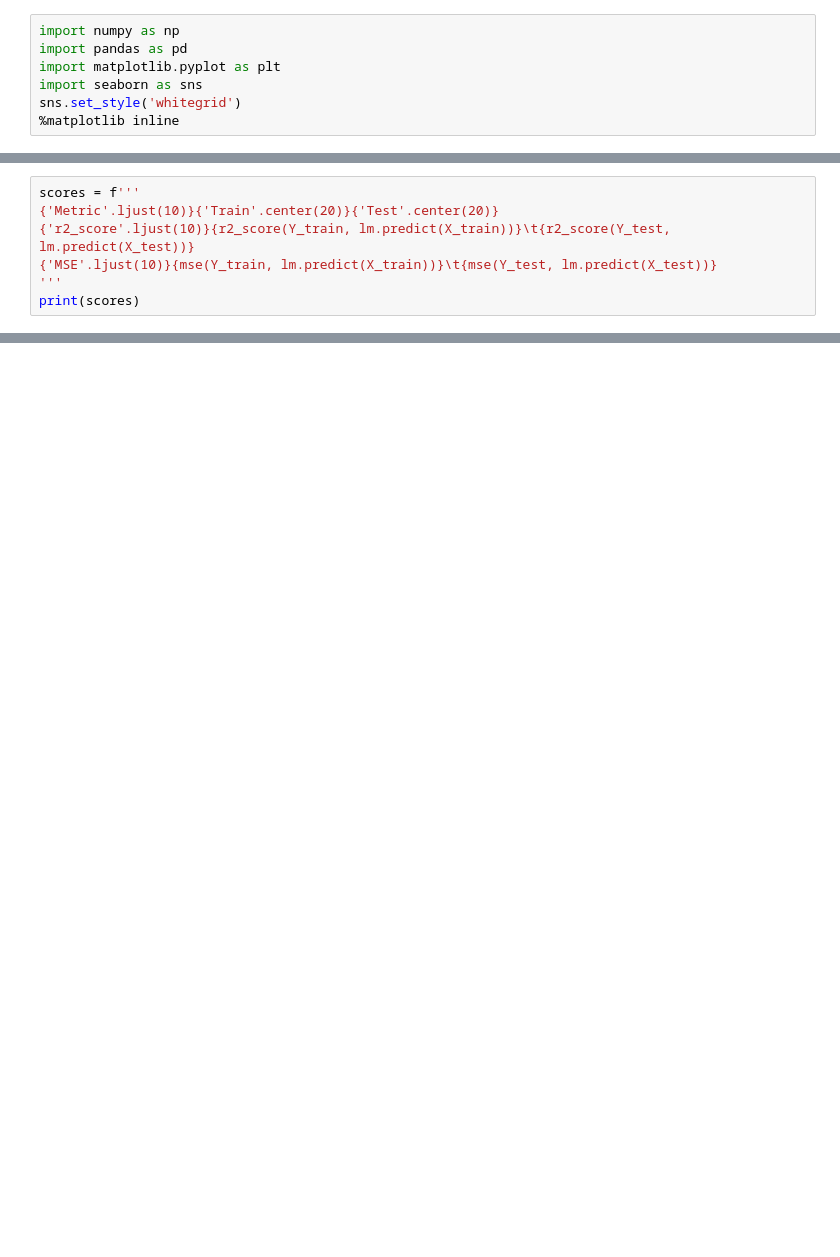
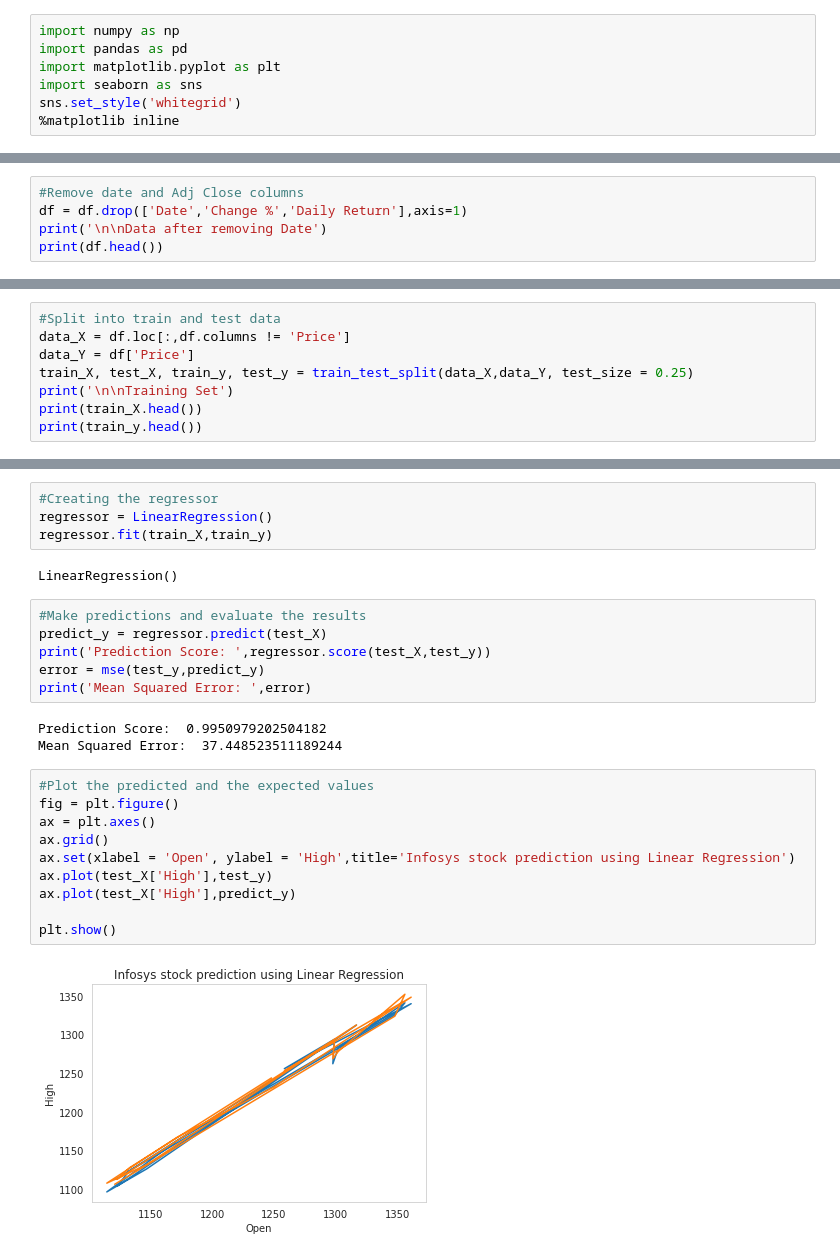
Before and after one commit to Aum020/Stock-Market-Analysis, a Jupyter notebook: Infosys.ipynb, the cells around one changed output, grey strips where cells are left out. Saved outputs shown, nothing was run; the diff lists cells and outputs as text; blank space fills up the shorter version.

Commit message:
Multiple regression added

```diff
--- a/Infosys.ipynb
+++ b/Infosys.ipynb
@@ -256,8 +267,6 @@ iplot(plot2)
 # %%
-scores = f'''
-{'Metric'.ljust(10)}{'Train'.center(20)}{'Test'.center(20)}
-{'r2_score'.ljust(10)}{r2_score(Y_train, lm.predict(X_train))}\t{r2_score(Y_test, lm.predict(X_test))}
-{'MSE'.ljust(10)}{mse(Y_train, lm.predict(X_train))}\t{mse(Y_test, lm.predict(X_test))}
-'''
-print(scores)
+#Remove date and Adj Close columns
+df = df.drop(['Date','Change %','Daily Return'],axis=1)
+print('\n\nData after removing Date')
+print(df.head())
 # %% [output]
@@ -266,0 +280,8 @@ MSE       1594.4210459238775    830.2615977693927
+# %%
+#Split into train and test data
+data_X = df.loc[:,df.columns != 'Price']
+data_Y = df['Price']
+train_X, test_X, train_y, test_y = train_test_split(data_X,data_Y, test_size = 0.25)
+print('\n\nTraining Set')
+print(train_X.head())
+print(train_y.head())
@@ -266,0 +302,27 @@ MSE       1594.4210459238775    830.2615977693927
+# %%
+#Creating the regressor
+regressor = LinearRegression()
+regressor.fit(train_X,train_y)
+# %% [output]
+LinearRegression()
+# %%
+#Make predictions and evaluate the results
+predict_y = regressor.predict(test_X)
+print('Prediction Score: ',regressor.score(test_X,test_y))
+error = mse(test_y,predict_y)
+print('Mean Squared Error: ',error)
+# %% [output]
+Prediction Score:  0.9950979202504182
+Mean Squared Error:  37.448523511189244
+# %%
+#Plot the predicted and the expected values
+fig = plt.figure()
+ax = plt.axes()
+ax.grid()
+ax.set(xlabel = 'Open', ylabel = 'High',title='Infosys stock prediction using Linear Regression')
+ax.plot(test_X['High'],test_y)
+ax.plot(test_X['High'],predict_y)
+
+plt.show()
+# %% [output]
+[figure, added]
```
Also changed, not shown: parts of 28 cells of this notebook.
